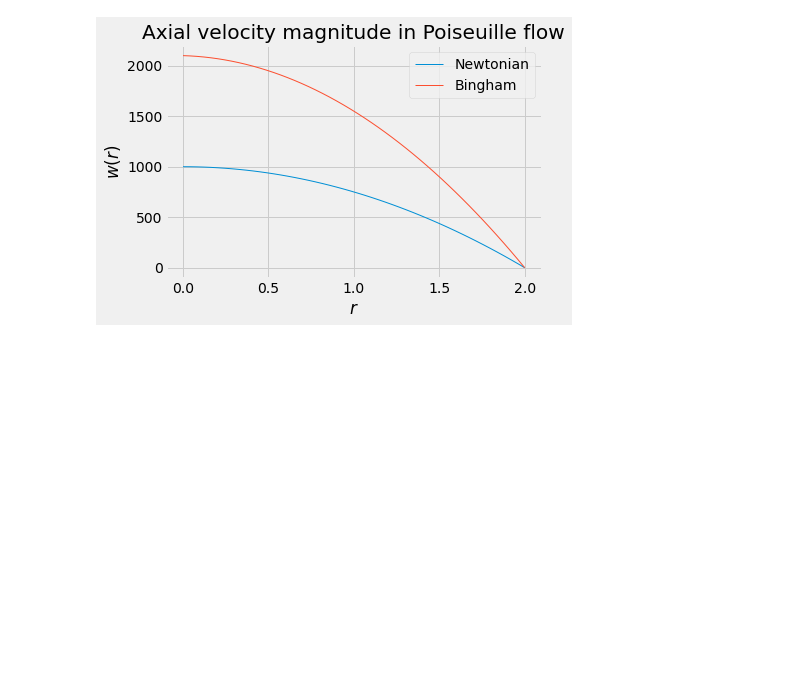
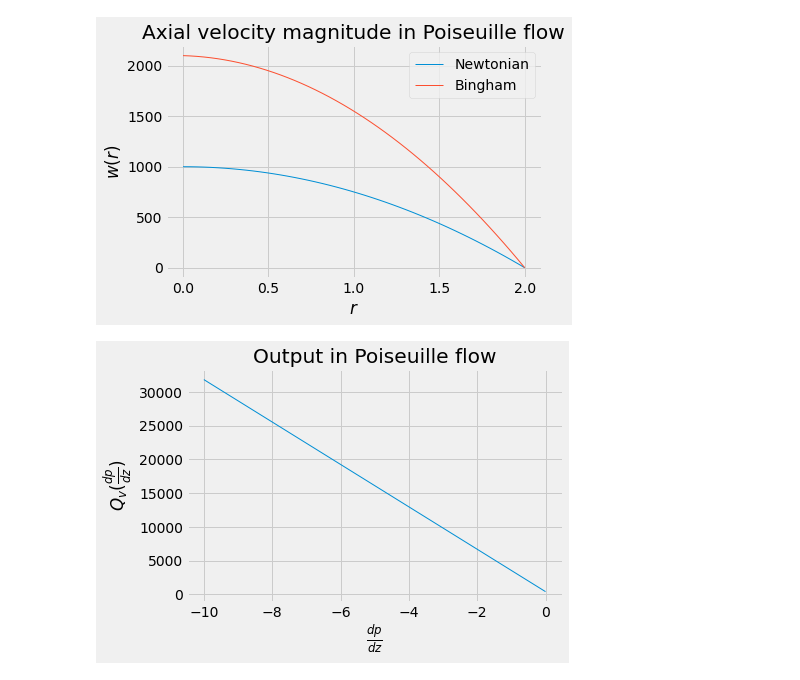
Before and after one commit to ElMehdi19/master-thesis, a Jupyter notebook: notebooks/solutions/BinghamPoiseuille.ipynb, the cells around one changed output. Cells and saved outputs as stored; diff of their text form; code cells hidden in the pictures; blank space fills up the shorter version.

Commit message:
Output of a Bingham fluid in Poiseuille flow

```diff
--- a/notebooks/solutions/BinghamPoiseuille.ipynb
+++ b/notebooks/solutions/BinghamPoiseuille.ipynb
@@ -30,3 +30,20 @@ with plt.style.context('fivethirtyeight'):
     plt.show()
 # %% [output]
 [figure]
+# %%
+def output(dpdz):
+    part_1 = -np.math.pi * dpdz * np.math.pow(R, 4) / (4 * mu)
+    part_2 = 4 * np.math.pi * yield_stress * pow(R, 3) / (6 * mu)
+    return part_1 + part_2
+
+output = np.vectorize(output)
+# %%
+dp = np.linspace(-10, 0, 50)
+with plt.style.context('fivethirtyeight'):
+    plt.plot(dp, output(dp), linewidth=1)
+    plt.title('Output in Poiseuille flow')
+    plt.xlabel(r'$\frac{dp}{dz}$')
+    plt.ylabel(r'$Q_{v}(\frac{dp}{dz})$')
+    plt.show()
+# %% [output]
+[figure, added]
```
Also changed, not shown: 1 other file.
